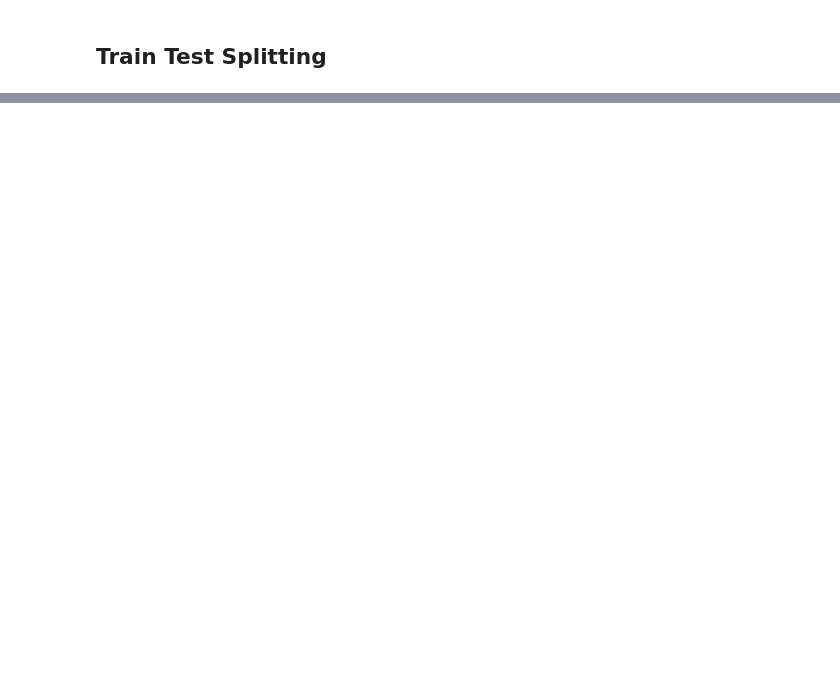
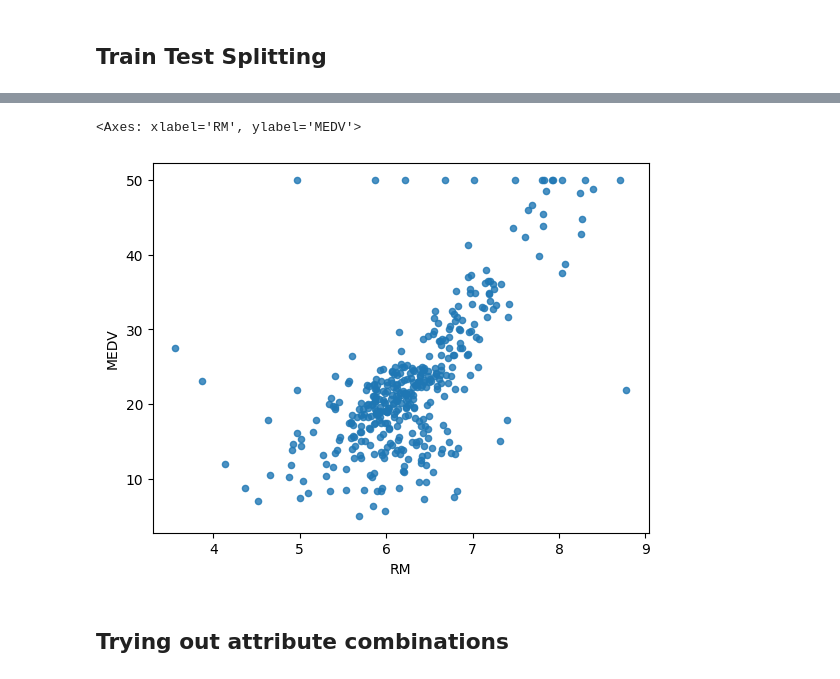
Before and after one commit to nandiniinj/EnvisionEstates, a Jupyter notebook: Real Estate.ipynb, the cells around one changed output, grey strips where cells are left out. Saved outputs shown, nothing was run; the diff lists cells and outputs as text; code cells hidden in the pictures; blank space fills up the shorter version.

```diff
--- a/Real Estate.ipynb
+++ b/Real Estate.ipynb
@@ -105,0 +112,6 @@ Rows in test set: 101
+# %%
+from sklearn.model_selection import StratifiedShuffleSplit
+split= StratifiedShuffleSplit(n_splits=1, test_size=0.2, random_state=42)
+for train_index, test_index in split.split(housing, housing['CHAS']):
+    strat_train_set = housing.loc[train_index]
+    strat_test_set = housing.loc[test_index]
@@ -105,0 +187,2 @@ Rows in test set: 101
+# %%
+housing = strat_train_set.copy()
@@ -105,0 +236,8 @@ Rows in test set: 101
+# %%
+housing.plot(kind='scatter', x='RM', y='MEDV', alpha=0.8)
+#alpha darkens the color where the density is more
+# %% [output]
+<Axes: xlabel='RM', ylabel='MEDV'>
+[figure, added]
+# %% [markdown]
+## Trying out attribute combinations
```
Also changed, not shown: parts of 35 cells of this notebook.
